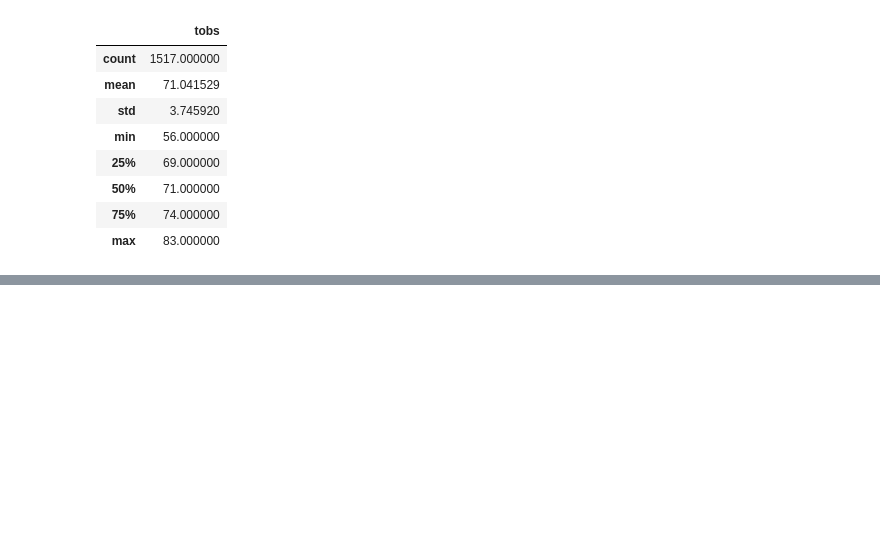
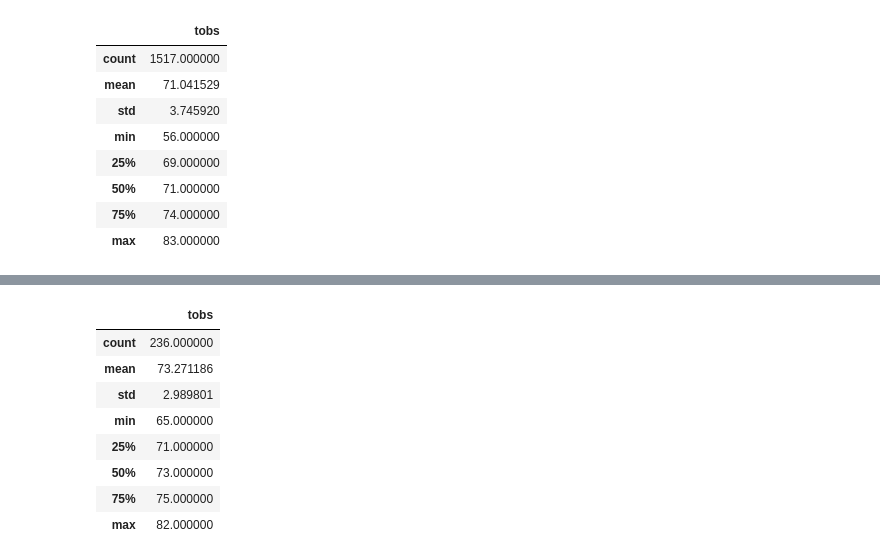
Before and after one commit to npvandyke/surfs_up, a Jupyter notebook: SurfsUp_Challenge.ipynb, the cells around one changed output, grey strips where cells are left out. Saved outputs shown, nothing was run; the diff lists cells and outputs as text; code cells hidden in the pictures; blank space fills up the shorter version.

```diff
--- a/SurfsUp_Challenge.ipynb
+++ b/SurfsUp_Challenge.ipynb
@@ -149,3 +149,7 @@ df_dec.describe()
 | 50% | 71.000000 |
 | 75% | 74.000000 |
 | max | 83.000000 |
+# %%
+# Find all temps for June filtered by data collected only at the most active weather station
+results_june2 = session.query(Measurement.date,Measurement.tobs).filter(extract('month', Measurement.date)==6).filter(Measurement.station == 'USC00519281').all()
+results_june2
@@ -151,0 +174,14 @@ df_dec.describe()
+# %%
+# Create a DataFrame from results_june2 and calculate summary stats
+df_june2 = pd.DataFrame(results_june2, columns=['date','tobs'])
+df_june2.describe()
+# %% [output]
+|  | tobs |
+| count | 236.000000 |
+| mean | 73.271186 |
+| std | 2.989801 |
+| min | 65.000000 |
+| 25% | 71.000000 |
+| 50% | 73.000000 |
+| 75% | 75.000000 |
+| max | 82.000000 |
```
Also changed, not shown: parts of 8 cells of this notebook, 6 other files.
